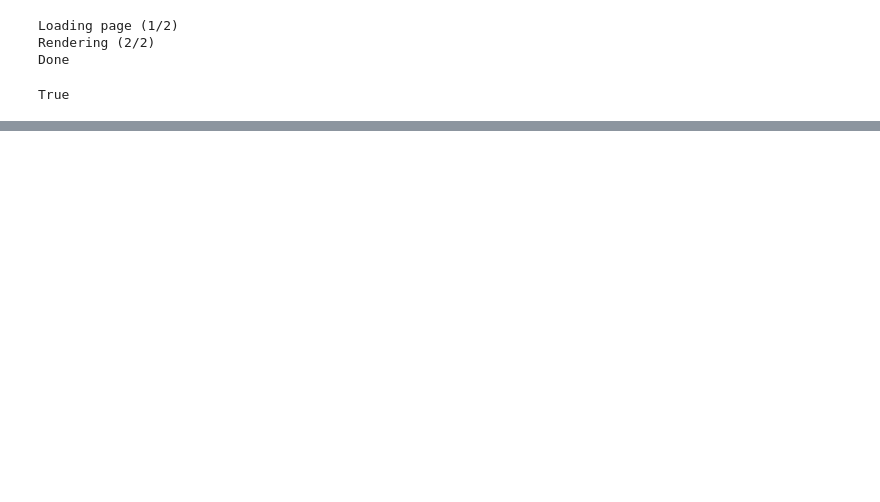
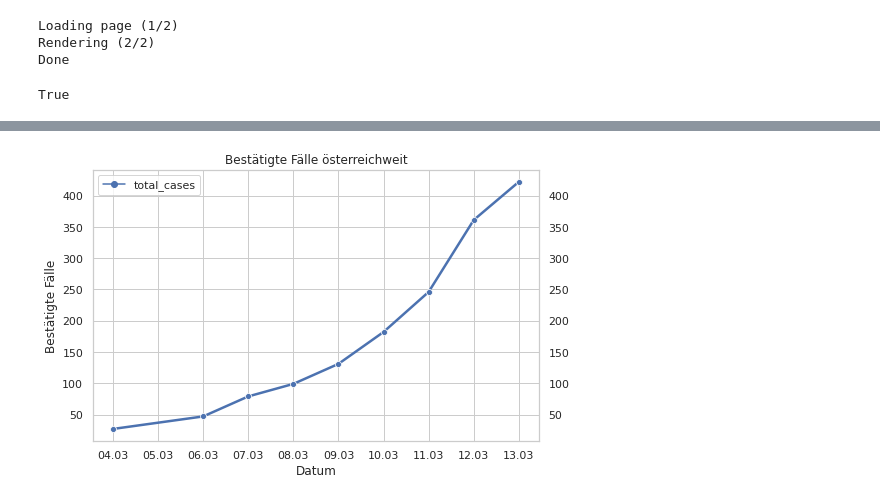
Before and after one commit to danielw2904/Austria-COVID-19, a Jupyter notebook: Austria.ipynb, the cells around one changed output, grey strips where cells are left out. Drawn from its saved outputs; the diff is of its cells as text; code cells hidden in the pictures; blank space fills up the shorter version.

```diff
--- a/Austria.ipynb
+++ b/Austria.ipynb
@@ -5,13 +5,17 @@ import numpy as np
 from parsers import austria
 import seaborn as sns
 import matplotlib.pyplot as plt
+import matplotlib
 from datetime import datetime
+import scipy
 
 first_day_with_states = datetime.strptime("09.03.2020", "%d.%m.%Y")
 
 data_dir = os.path.join(os.getcwd(), "data")
 state_png = os.path.join(os.getcwd(), "images", "states-cases.png")
 table_png = os.path.join(os.getcwd(), "images", "states-cases-table.png")
+country_png = os.path.join(os.getcwd(), "images", "country-cases.png")
+
 
 cases, recovered = austria.data(data_dir)
 
@@ -20,6 +24,24 @@ cases["datetime"] = pd.to_datetime(cases['date'] + ' ' + cases['time'], format="
 cases.set_index("datetime", inplace=True)
 df = cases.sort_index()
 df.drop_duplicates(subset=["date", "time"], keep="last", inplace=True)
+df['total_deaths'] = df['total_deaths'].fillna(0).astype(int)
+
+
+
+recovered["datetime"] = pd.to_datetime(recovered['date'] + ' ' + recovered['time'], format="%d.%m.%Y %H:%M")
+recovered.set_index("datetime", inplace=True)
+df_recovered = recovered.sort_index()
+df_recovered.drop_duplicates(subset=["date", "time"], keep="last", inplace=True)
+df_recovered
+
+
+total_tests = df.copy()
+total_tests.drop(columns=total_tests.columns.difference(["total_tests"]), inplace=True)
+total_tests.index = total_tests.index.normalize()
+total_tests = total_tests.loc[first_day_with_states:]
+total_tests = total_tests.loc[~total_tests.index.duplicated(keep='last')]
+total_tests
+
 df
 # %% [output]
 |  | date | time | total_cases | total_tests | Burgenland | Kärnten | Niederösterreich | Oberösterreich | ... |
@@ -158,3 +150,10 @@ Loading page (1/2)
 Rendering (2/2)
 Done
 True
+# %%
+total_cases = df.copy()
+total_cases.drop(columns=total_cases.columns.difference(["total_cases"]), inplace=True)
+total_cases.index = total_cases.index.normalize()
+total_cases = total_cases.loc[~total_cases.index.duplicated(keep='last')]
+total_cases.total_cases = total_cases.total_cases.astype(int)
+total_cases
@@ -160,0 +172,9 @@ True
+# %%
+plot, ax = plt.subplots()
+plot = sns.lineplot(data=total_cases, linewidth=2.5,  markers=filled_markers, ax=ax)
+plot.tick_params(labelright=True)
+plot.set(xlabel='Datum', ylabel='Bestätigte Fälle', title="Bestätigte Fälle österreichweit")
+ax.xaxis.set_major_locator(mdates.DayLocator())
+ax.xaxis.set_major_formatter(mdates.DateFormatter('%d.%m'))
+# %% [output]
+[figure, added]
```
Also changed, not shown: parts of 23 cells of this notebook, 8 other files.
